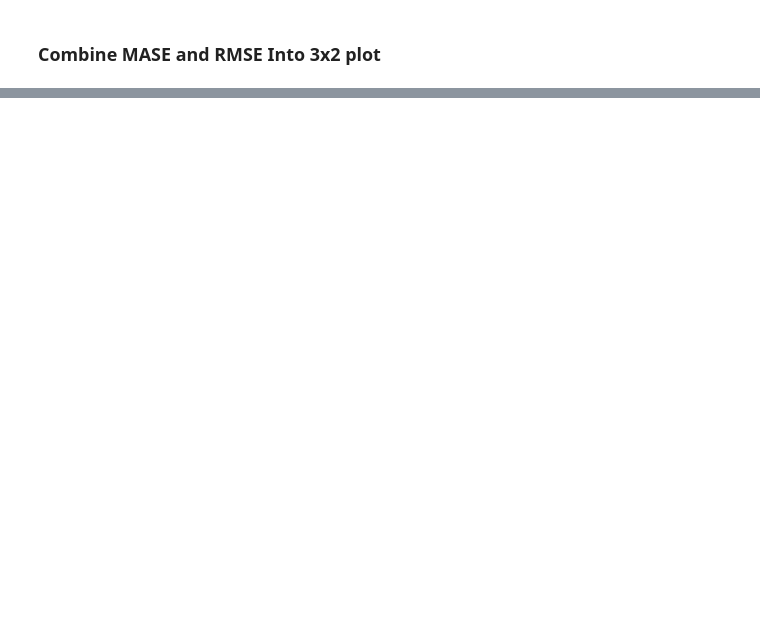
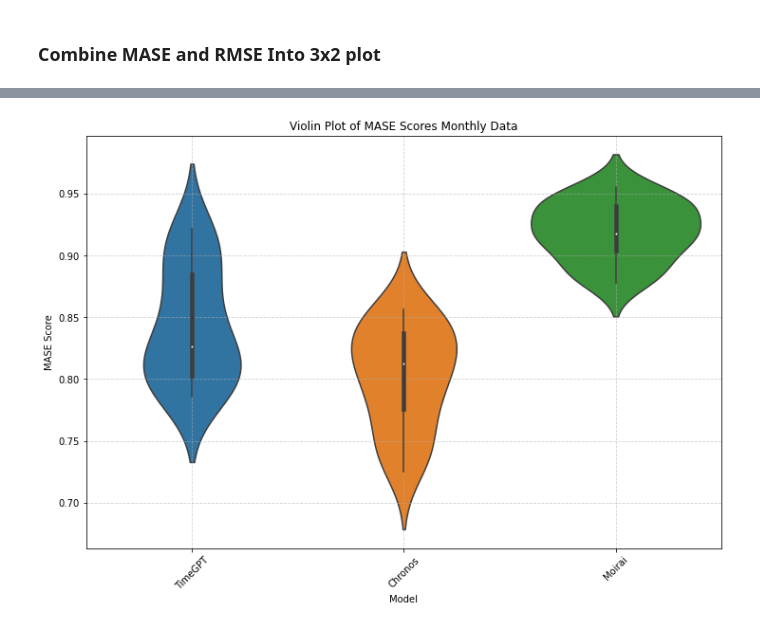
Before and after one commit to tom-alten/OutsmartingTime, a Jupyter notebook: Analysis/forecast_period_viz.ipynb, the cells around one changed output, grey strips where cells are left out. Cells and saved outputs as stored; diff of their text form; code cells hidden in the pictures; blank space fills up the shorter version.

```diff
--- a/Analysis/forecast_period_viz.ipynb
+++ b/Analysis/forecast_period_viz.ipynb
@@ -723,0 +793,11 @@ plt.show()
+# %%
+plt.figure(figsize=(12, 8))
+sns.violinplot(data=mase_results_period_month[['TimeGPT', 'Chronos', 'Moirai']])
+plt.title('Violin Plot of MASE Scores Monthly Data')
+plt.xlabel('Model')
+plt.ylabel('MASE Score')
+plt.xticks(rotation=45)
+plt.grid(True, linestyle='--', alpha=0.6)
+plt.show()
+# %% [output]
+[figure, added]
```
Also changed, not shown: parts of 22 cells of this notebook.
